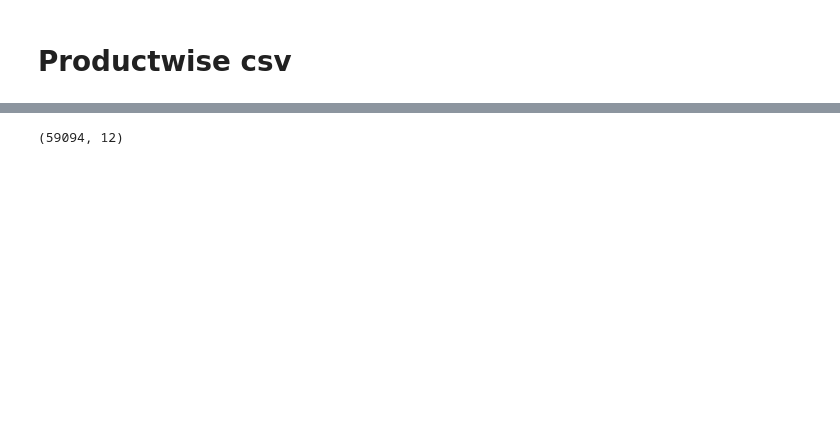
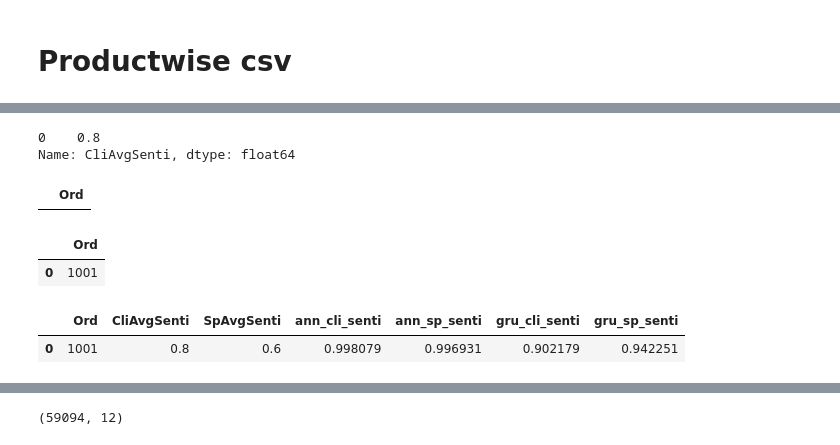
Before and after one commit to Learning2Code75/DLOM, a Jupyter notebook: ML/1_mockData/try1/try1.ipynb, the cells around one changed output, grey strips where cells are left out. Saved outputs shown, nothing was run; the diff lists cells and outputs as text; code cells hidden in the pictures; blank space fills up the shorter version.

```diff
--- a/ML/1_mockData/try1/try1.ipynb
+++ b/ML/1_mockData/try1/try1.ipynb
@@ -517,3 +598,33 @@ df_raw.head(2)
+# %%
+a= senti_orderwise_textClassif_ord.loc[senti_orderwise_textClassif_ord['OrderID']==1001]['CliAvgSenti']
+a
+# %% [output]
+0    0.8
+Name: CliAvgSenti, dtype: float64
+# %%
+test_df = pd.DataFrame(columns=['Ord'])
+test_df
+# %% [output]
+|  | Ord |
+# %%
+test_df.loc[len(test_df.index)] = [1001]
+# %%
+test_df
+# %% [output]
+|  | Ord |
+| 0 | 1001 |
+# %%
+test_df['CliAvgSenti']=test_df['Ord'].apply(findAvgCli)
+test_df['SpAvgSenti']=test_df['Ord'].apply(findAvgSp)
+test_df['ann_cli_senti']=test_df['Ord'].apply(findCliAnn)
+test_df['ann_sp_senti']=test_df['Ord'].apply(findSpAnn)
+test_df['gru_cli_senti']=test_df['Ord'].apply(findCliGru)
+test_df['gru_sp_senti']=test_df['Ord'].apply(findSpGru)
+# %%
+test_df
+# %% [output]
+|  | Ord | CliAvgSenti | SpAvgSenti | ann_cli_senti | ann_sp_senti | gru_cli_senti | gru_sp_senti |
+| 0 | 1001 | 0.8 | 0.6 | 0.998079 | 0.996931 | 0.902179 | 0.942251 |
 # %%
 columns_productwise = ['ProdName','ClientName','MonthNum','OrderID','OrderQty','OrderTotal','CliAvgSenti','SpAvgSenti','ProdPrice']
 df_productwise = pd.DataFrame(columns=columns_productwise)
```
Also changed, not shown: parts of 15 cells of this notebook, 3 other files.
